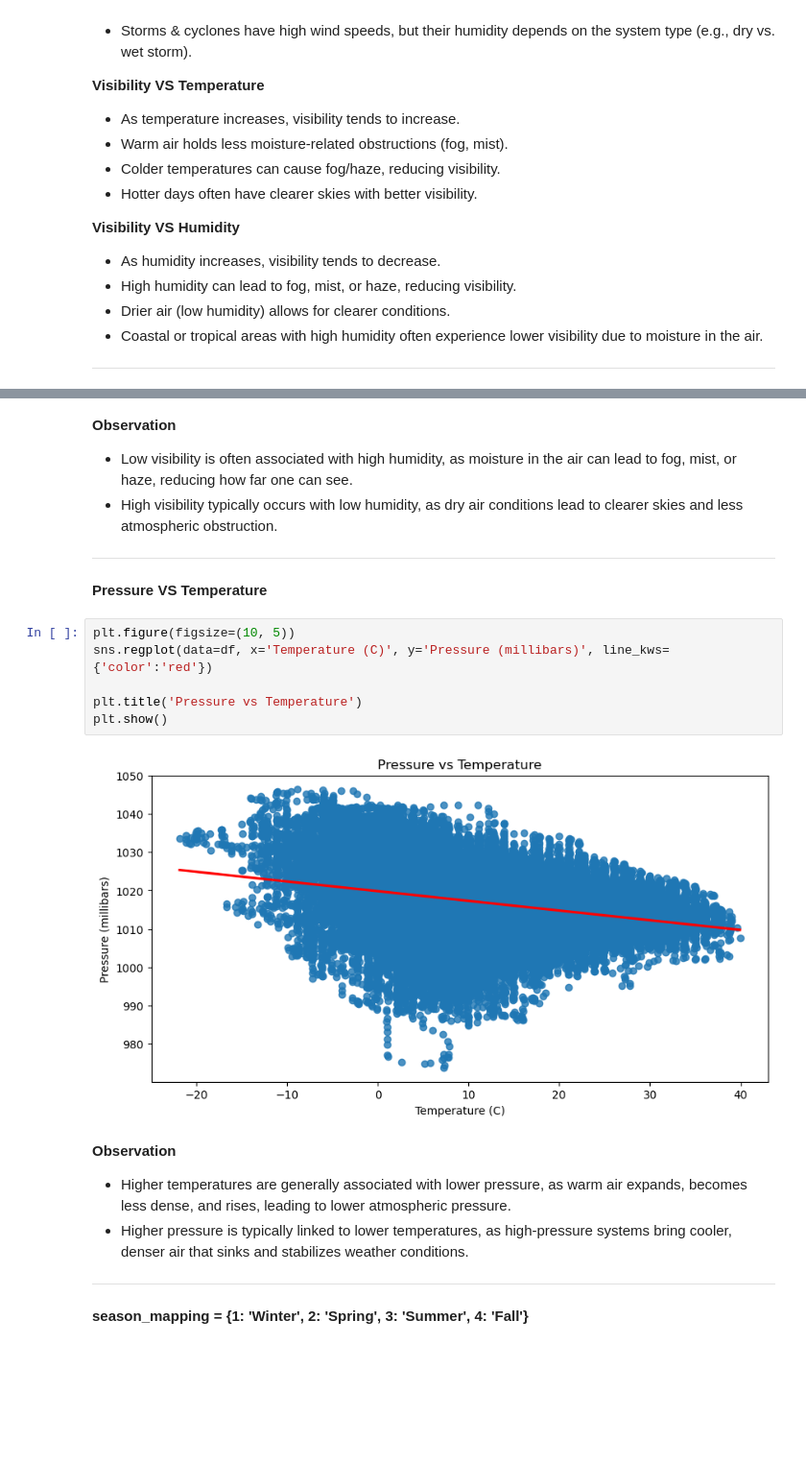
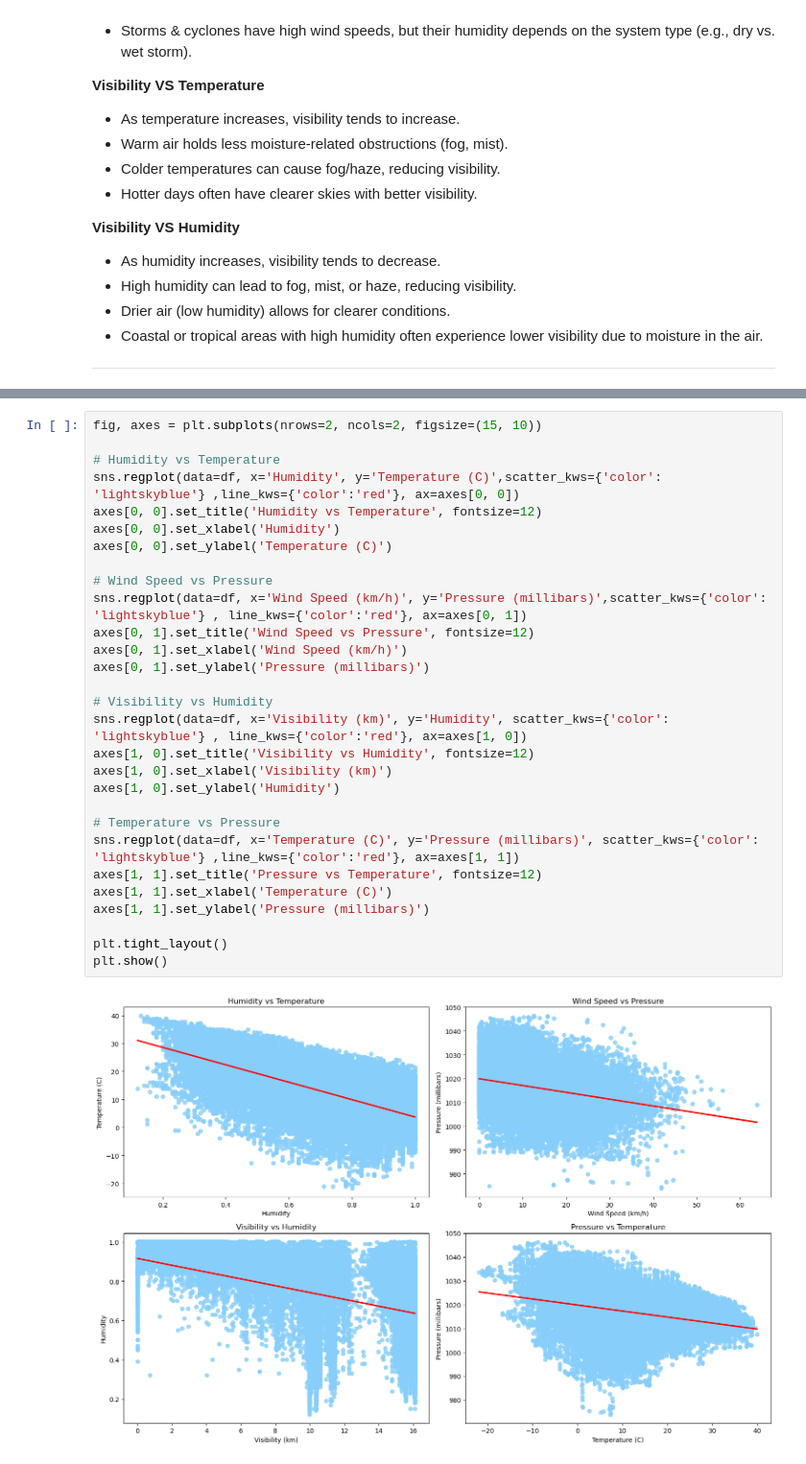
Before and after one commit to danisharain12/Exploratory-Data-Analysis-Projects, a Jupyter notebook: Weather Data Analysis/Weather_Data_Analysis.ipynb, the cells around one changed output, grey strips where cells are left out. Shown at 96% size. Cells and saved outputs as stored; diff of their text form; blank space fills up the shorter version.

```diff
--- a/Weather Data Analysis/Weather_Data_Analysis.ipynb
+++ b/Weather Data Analysis/Weather_Data_Analysis.ipynb
@@ -564,22 +521,31 @@ plt.show()
-# %% [markdown]
-**Observation**
-- Low visibility is often associated with high humidity, as moisture in the air can lead to fog, mist, or haze, reducing how far one can see.
-- High visibility typically occurs with low humidity, as dry air conditions lead to clearer skies and less atmospheric obstruction.
----------------
-# %% [markdown]
-**Pressure VS Temperature**
-# %%
-plt.figure(figsize=(10, 5))
-sns.regplot(data=df, x='Temperature (C)', y='Pressure (millibars)', line_kws={'color':'red'})
-
-plt.title('Pressure vs Temperature')
-plt.show()
-# %% [output]
-[figure, removed]
-# %% [markdown]
-**Observation**
-- Higher temperatures are generally associated with lower pressure, as warm air expands, becomes less dense, and rises, leading to lower atmospheric pressure.
-- Higher pressure is typically linked to lower temperatures, as high-pressure systems bring cooler, denser air that sinks and stabilizes weather conditions.
------------
-# %% [markdown]
-**season_mapping = {1: 'Winter', 2: 'Spring', 3: 'Summer', 4: 'Fall'}**
+# %%
+fig, axes = plt.subplots(nrows=2, ncols=2, figsize=(15, 10))
+
+# Humidity vs Temperature
+sns.regplot(data=df, x='Humidity', y='Temperature (C)',scatter_kws={'color': 'lightskyblue'} ,line_kws={'color':'red'}, ax=axes[0, 0])
+axes[0, 0].set_title('Humidity vs Temperature', fontsize=12)
+axes[0, 0].set_xlabel('Humidity')
+axes[0, 0].set_ylabel('Temperature (C)')
+
+# Wind Speed vs Pressure
+sns.regplot(data=df, x='Wind Speed (km/h)', y='Pressure (millibars)',scatter_kws={'color': 'lightskyblue'} , line_kws={'color':'red'}, ax=axes[0, 1])
+axes[0, 1].set_title('Wind Speed vs Pressure', fontsize=12)
+axes[0, 1].set_xlabel('Wind Speed (km/h)')
+axes[0, 1].set_ylabel('Pressure (millibars)')
+
+# Visibility vs Humidity
+sns.regplot(data=df, x='Visibility (km)', y='Humidity', scatter_kws={'color': 'lightskyblue'} , line_kws={'color':'red'}, ax=axes[1, 0])
+axes[1, 0].set_title('Visibility vs Humidity', fontsize=12)
+axes[1, 0].set_xlabel('Visibility (km)')
+axes[1, 0].set_ylabel('Humidity')
+
+# Temperature vs Pressure
+sns.regplot(data=df, x='Temperature (C)', y='Pressure (millibars)', scatter_kws={'color': 'lightskyblue'} ,line_kws={'color':'red'}, ax=axes[1, 1])
+axes[1, 1].set_title('Pressure vs Temperature', fontsize=12)
+axes[1, 1].set_xlabel('Temperature (C)')
+axes[1, 1].set_ylabel('Pressure (millibars)')
+
+plt.tight_layout()
+plt.show()
+# %% [output]
+[figure, added]
```
Also changed, not shown: parts of 21 cells of this notebook.
